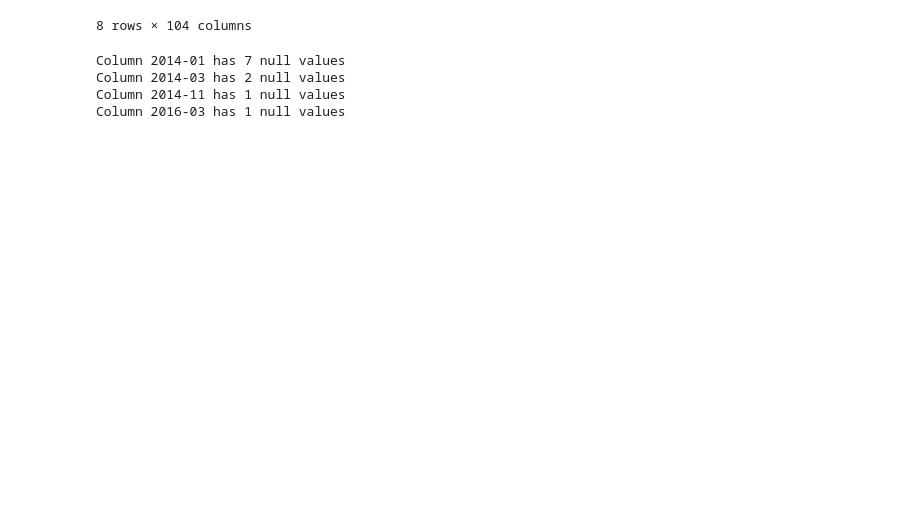
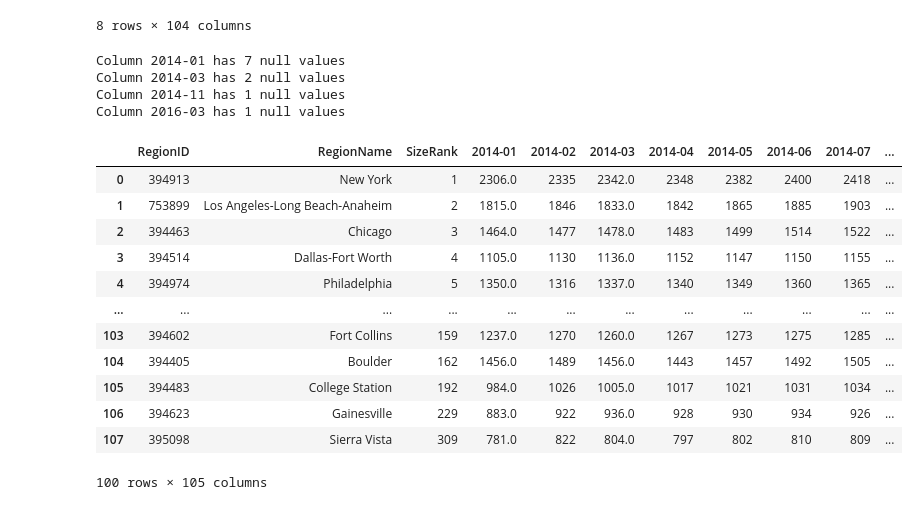
Before and after one commit to mein0819/Final_Project, a Jupyter notebook: Initial_Data_Exploration.ipynb, the cells around one changed output. Cells and saved outputs as stored; diff of their text form; code cells hidden in the pictures; blank space fills up the shorter version.

```diff
--- a/Initial_Data_Exploration.ipynb
+++ b/Initial_Data_Exploration.ipynb
@@ -172,3 +181,5 @@ rent_df.head()
 | 3 | 394514 | Dallas-Fort Worth, TX | 4 | 1105.0 | 1130 | 1136.0 | 1152 | 1147 | 1150 | 1155 | ... |
 | 4 | 394974 | Philadelphia, PA | 5 | 1350.0 | 1316 | 1337.0 | 1340 | 1349 | 1360 | 1365 | ... |
 5 rows × 105 columns
+# %%
+rent_df['RegionName'] = [re.sub("(.*),.*", "\\1", str(x)) for x in rent_df['RegionName']]
@@ -193,3 +214,20 @@ Column 2014-01 has 7 null values
 Column 2014-03 has 2 null values
 Column 2014-11 has 1 null values
 Column 2016-03 has 1 null values
+# %%
+rent_df = rent_df.dropna()
+rent_df
+# %% [output]
+|  | RegionID | RegionName | SizeRank | 2014-01 | 2014-02 | 2014-03 | 2014-04 | 2014-05 | 2014-06 | 2014-07 | ... |
+| 0 | 394913 | New York | 1 | 2306.0 | 2335 | 2342.0 | 2348 | 2382 | 2400 | 2418 | ... |
+| 1 | 753899 | Los Angeles-Long Beach-Anaheim | 2 | 1815.0 | 1846 | 1833.0 | 1842 | 1865 | 1885 | 1903 | ... |
+| 2 | 394463 | Chicago | 3 | 1464.0 | 1477 | 1478.0 | 1483 | 1499 | 1514 | 1522 | ... |
+| 3 | 394514 | Dallas-Fort Worth | 4 | 1105.0 | 1130 | 1136.0 | 1152 | 1147 | 1150 | 1155 | ... |
+| 4 | 394974 | Philadelphia | 5 | 1350.0 | 1316 | 1337.0 | 1340 | 1349 | 1360 | 1365 | ... |
+| ... | ... | ... | ... | ... | ... | ... | ... | ... | ... | ... | ... |
+| 103 | 394602 | Fort Collins | 159 | 1237.0 | 1270 | 1260.0 | 1267 | 1273 | 1275 | 1285 | ... |
+| 104 | 394405 | Boulder | 162 | 1456.0 | 1489 | 1456.0 | 1443 | 1457 | 1492 | 1505 | ... |
+| 105 | 394483 | College Station | 192 | 984.0 | 1026 | 1005.0 | 1017 | 1021 | 1031 | 1034 | ... |
+| 106 | 394623 | Gainesville | 229 | 883.0 | 922 | 936.0 | 928 | 930 | 934 | 926 | ... |
+| 107 | 395098 | Sierra Vista | 309 | 781.0 | 822 | 804.0 | 797 | 802 | 810 | 809 | ... |
+100 rows × 105 columns
```
Also changed, not shown: parts of 22 cells of this notebook.
